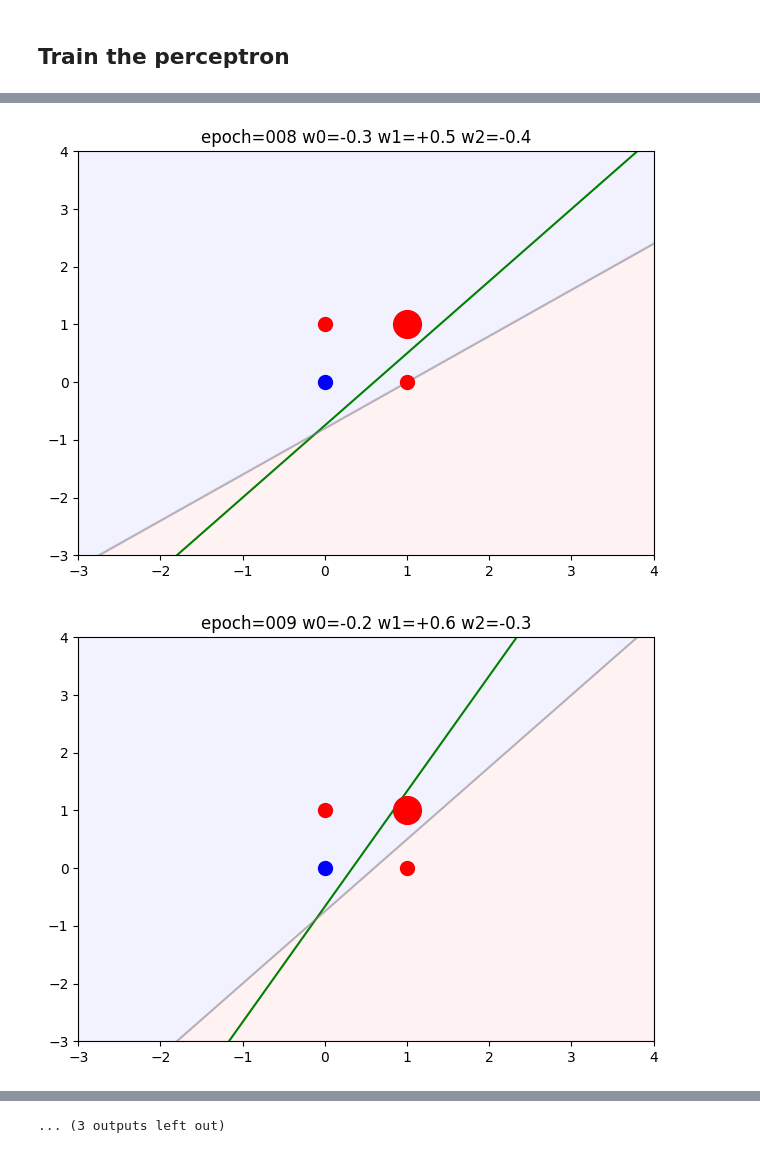
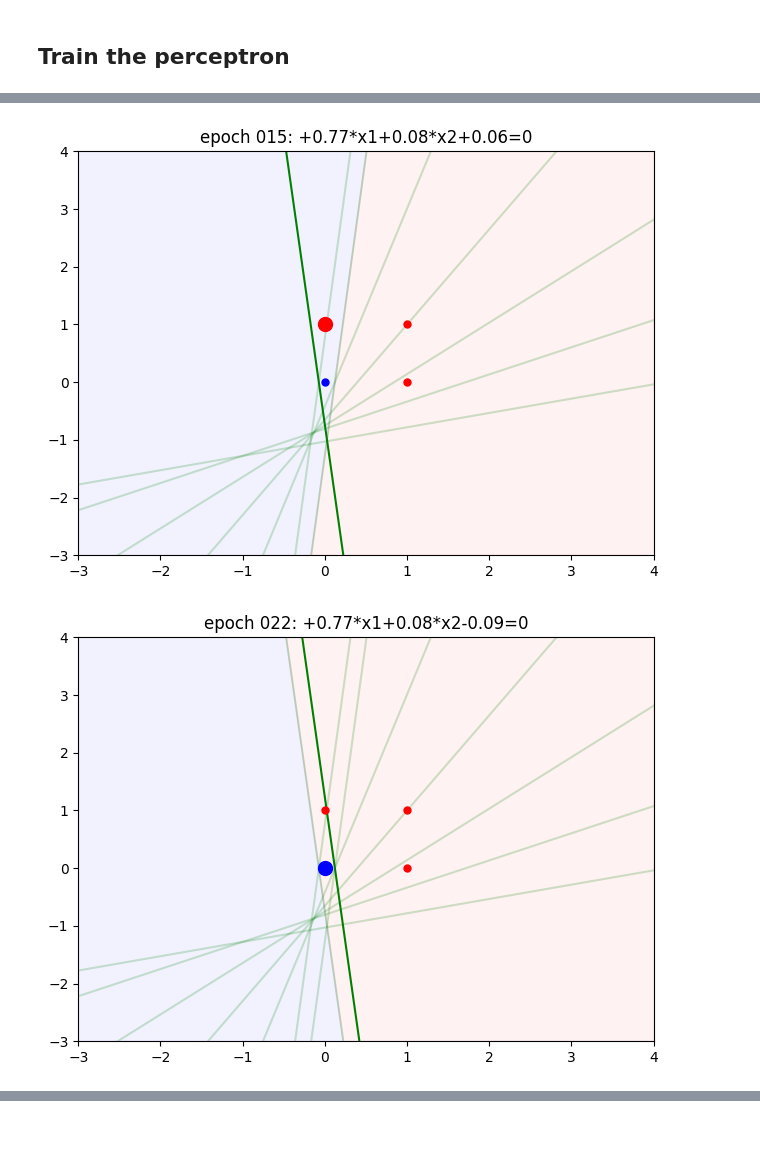
Before and after one commit to reimf/keuzevak-hoe-werkt-ai, a Jupyter notebook: perceptron.ipynb, the cells around one changed output, grey strips where cells are left out. Drawn from its saved outputs; the diff is of its cells as text; code cells hidden in the pictures.

Commit message:
Show all previous weights in the figure

```diff
--- a/perceptron.ipynb
+++ b/perceptron.ipynb
@@ -27,19 +27,19 @@ import matplotlib.pyplot as plot
 # %%
-dataset = [
-    {'x1': 0, 'x2': 0, 'output': 0 },
-    {'x1': 0, 'x2': 1, 'output': 1 },
-    {'x1': 1, 'x2': 0, 'output': 1 },
-    {'x1': 1, 'x2': 1, 'output': 1 },
+rows = [
+    { 'x0': 1, 'x1': 0, 'x2': 0, 'target': 0 },
+    { 'x0': 1, 'x1': 0, 'x2': 1, 'target': 1 },
+    { 'x0': 1, 'x1': 1, 'x2': 0, 'target': 1 },
+    { 'x0': 1, 'x1': 1, 'x2': 1, 'target': 1 },
 ]
-learning_rate = 0.1
-weights = { 'w0': -1, 'w1': 0, 'w2': -1 }
-epochs = 100
+learning_rate = 0.15
+epochs = range(100)
 activation = lambda s: 1 if s >= 0 else 0
+all_weights = [ { 'w0': -1, 'w1': 0, 'w2': -1 } ]
 # %% [markdown]
 ## Define the function that computes the output of the perceptron
 # %%
-def output(row, weights):
-    z = 1 * weights['w0'] + row['x1'] * weights['w1'] + row['x2'] * weights['w2']
+def compute_output(row, weights):
+    z = weights['w0'] * row['x0'] + weights['w1'] * row['x1'] + weights['w2'] * row['x2']
     return activation(z)
 # %% [markdown]
 ## Define the function to plot the weights and the dataset
@@ -70,28 +70,30 @@ def figure(iteration, old_weights, new_weights, previous_row):
 # %% [markdown]
 ## Train the perceptron
 # %%
-for epoch in range(epochs):
+for epoch in epochs:
     print(f"epoch={epoch:03d}", end=" ")
-    print(f"w0={weights['w0']:+.1f} w1={weights['w1']:+.1f} w2={weights['w2']:+.1f}", end=" ")
+    weights = all_weights[0]
+    print(f"w0={weights['w0']:+.2f} w1={weights['w1']:+.2f} w2={weights['w2']:+.2f}", end=" ")
 
     # compute the number of wrong outputs
-    wrong = sum([row["output"] != output(row, weights) for row in dataset])
+    wrong = sum([row["target"] != compute_output(row, weights) for row in rows])
     print(f"Wrong={wrong}", end=" ")
     if wrong == 0:
         break
 
     # pick a random row
-    row = random.choice(dataset)
-    actual = output(row, weights)
-    error = row["output"] - actual
-    ok = row["output"] == actual
-    print(f"x1={row['x1']} x2={row['x2']} output={row['output']} actual={actual} error={error:+1d} Ok={ok}")
+    row = random.choice(rows)
+    output = compute_output(row, weights)
+    error = row["target"] - output
+    ok = row["target"] == output
+    print(f"x1={row['x1']} x2={row['x2']} target={row['target']} output={output} error={error:+1d} Ok={ok}")
 
     # update the weights
     if not ok:
-        previous_weights = dict(weights)
-        weights['w0'] += learning_rate * error * 1
-        weights['w1'] += learning_rate * error * row['x1']
-        weights['w2'] += learning_rate * error * row['x2']
-        figure(epoch, previous_weights, weights, row)
+        new_weights = {}
+        new_weights['w0'] = weights['w0'] + learning_rate * error * 1
+        new_weights['w1'] = weights['w1'] + learning_rate * error * row['x1']
+        new_weights['w2'] = weights['w2'] + learning_rate * error * row['x2']
+        all_weights.insert(0, new_weights)
+        figure(epoch, all_weights[0], all_weights[1], all_weights, row)
 # %% [output]
@@ -124,2 +123,2 @@ epoch=019 w0=-0.0 w1=+0.6 w2=+0.1 Wrong=0
-[figure, old version]
+[figure, new version]
-[figure, old version]
+[figure, new version]
@@ -129 +126,0 @@ epoch=019 w0=-0.0 w1=+0.6 w2=+0.1 Wrong=0
-... (3 outputs left out)
```
Also changed, not shown: parts of 3 cells of this notebook.
